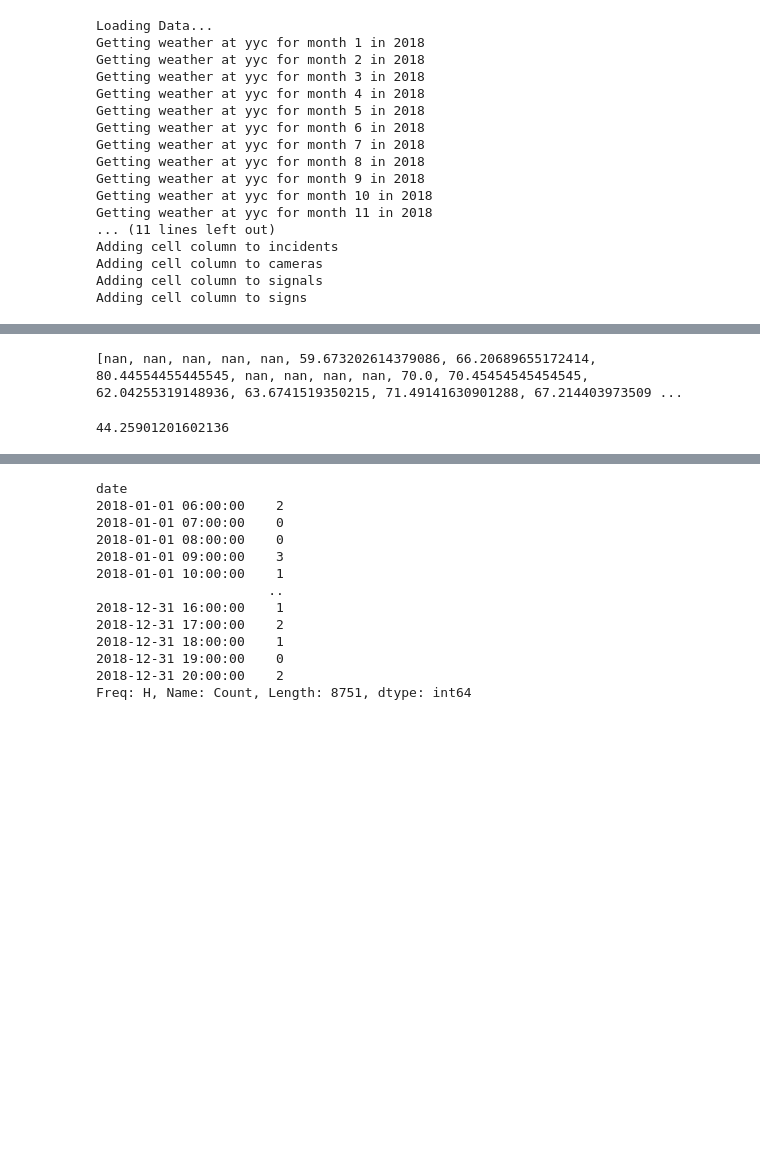
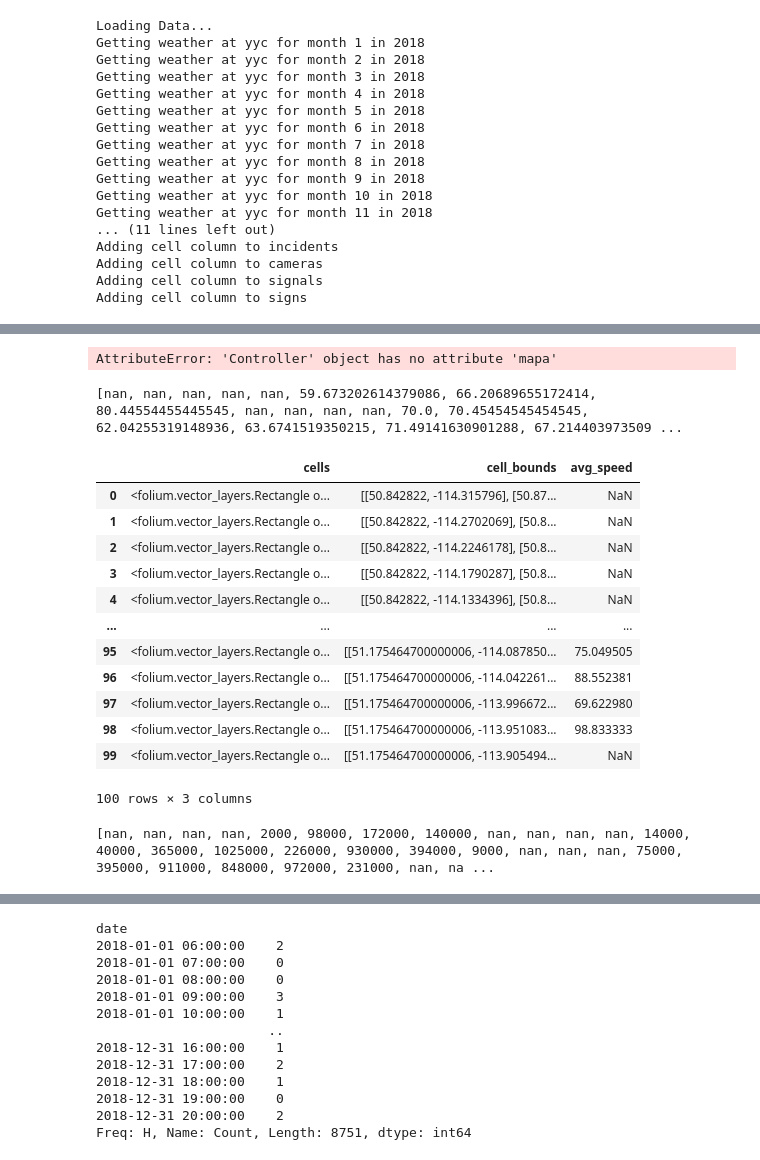
Before and after one commit to mklasby/Calgary_Accident_Analysis, a Jupyter notebook: view.ipynb, the cells around one changed output, grey strips where cells are left out. Saved outputs shown, nothing was run; the diff lists cells and outputs as text; code cells hidden in the pictures; blank space fills up the shorter version.

```diff
--- a/view.ipynb
+++ b/view.ipynb
@@ -59,3 +50,29 @@ display(ctrl.get_frame('incidents'))
+# %%
+# #HEATMAP
+# ctrl.gen_heatmap()
+
+from folium.plugins import HeatMap
+
+def gen_heatmap():
+    mapa = ctrl.get_map()
+    df = ctrl.get_frame('volumes')
+    # df = self.get_frame('volumes')
+    data = []  # lat, lng, weight
+    # TODO: https://github.com/python-visualization/folium/issues/1271
+
+    for _, row in df.iloc[:10].iterrows():
+        volume = row['VOLUME']
+        geometry = row['geometry']['coordinates']
+        for points in geometry:
+            lat = float(points[0])
+            lon = float(points[1])
+            data.append([lat, lon])
+            heat_map = HeatMap(data, name="Volume")
+            heat_map.add_to(ctrl.mapa)
+
+gen_heatmap()
+# %% [output]
+AttributeError: 'Controller' object has no attribute 'mapa'
 # %%
 speeds = ctrl.get_frame('speeds')
 cells = ctrl.get_frame('cells')
@@ -90,8 +107,54 @@ print(avg_speed)
 cells['avg_speed'] = avg_speed
 # %% [output]
 [nan, nan, nan, nan, nan, 59.673202614379086, 66.20689655172414, 80.44554455445545, nan, nan, nan, nan, 70.0, 70.45454545454545, 62.04255319148936, 63.6741519350215, 71.49141630901288, 67.214403973509 ...
-# %%
-display(cells.iloc[55].avg_speed)
-# %% [output]
-44.25901201602136
+# %%
+df=ctrl.get_frame('cells')
+df
+# %% [output]
+|  | cells | cell_bounds | avg_speed |
+| 0 | <folium.vector_layers.Rectangle o... | [[50.842822, -114.315796], [50.87... | NaN |
+| 1 | <folium.vector_layers.Rectangle o... | [[50.842822, -114.2702069], [50.8... | NaN |
+| 2 | <folium.vector_layers.Rectangle o... | [[50.842822, -114.2246178], [50.8... | NaN |
+| 3 | <folium.vector_layers.Rectangle o... | [[50.842822, -114.1790287], [50.8... | NaN |
+| 4 | <folium.vector_layers.Rectangle o... | [[50.842822, -114.1334396], [50.8... | NaN |
+| ... | ... | ... | ... |
+| 95 | <folium.vector_layers.Rectangle o... | [[51.175464700000006, -114.087850... | 75.049505 |
+| 96 | <folium.vector_layers.Rectangle o... | [[51.175464700000006, -114.042261... | 88.552381 |
+| 97 | <folium.vector_layers.Rectangle o... | [[51.175464700000006, -113.996672... | 69.622980 |
+| 98 | <folium.vector_layers.Rectangle o... | [[51.175464700000006, -113.951083... | 98.833333 |
+| 99 | <folium.vector_layers.Rectangle o... | [[51.175464700000006, -113.905494... | NaN |
+100 rows × 3 columns
+# %%
+df= ctrl.get_frame('volumes')
+
+cells = ctrl.get_frame('cells')
+
+
+def get_cell_vol(cell_idx):
+    # print(f'testing cell {cell_idx}')
+    volume_sum = 0
+    num_points = 0
+    for idx, row in df[['cell', 'VOLUME']].iterrows():
+        cell_dict = row['cell']
+        volume = row['VOLUME']
+        if cell_idx in cell_dict:
+            # print(f'{cell_idx} is in {cell_dict}')
+            these_points = cell_dict[cell_idx]
+            # print(f'these points = {these_points}')
+            volume_sum += volume
+            num_points += these_points
+    if num_points == 0:
+        return np.nan
+        # return 0
+    return volume_sum
+
+i = 0
+volume_sum = []
+while i < 100:
+    volume_sum.append(get_cell_vol(i))
+    i+=1
+print(volume_sum)
+cells['volume_sum'] = volume_sum
+# %% [output]
+[nan, nan, nan, nan, 2000, 98000, 172000, 140000, nan, nan, nan, nan, 14000, 40000, 365000, 1025000, 226000, 930000, 394000, 9000, nan, nan, nan, 75000, 395000, 911000, 848000, 972000, 231000, nan, na ...
 # %%
```
Also changed, not shown: parts of 11 cells of this notebook, 3 other files.
